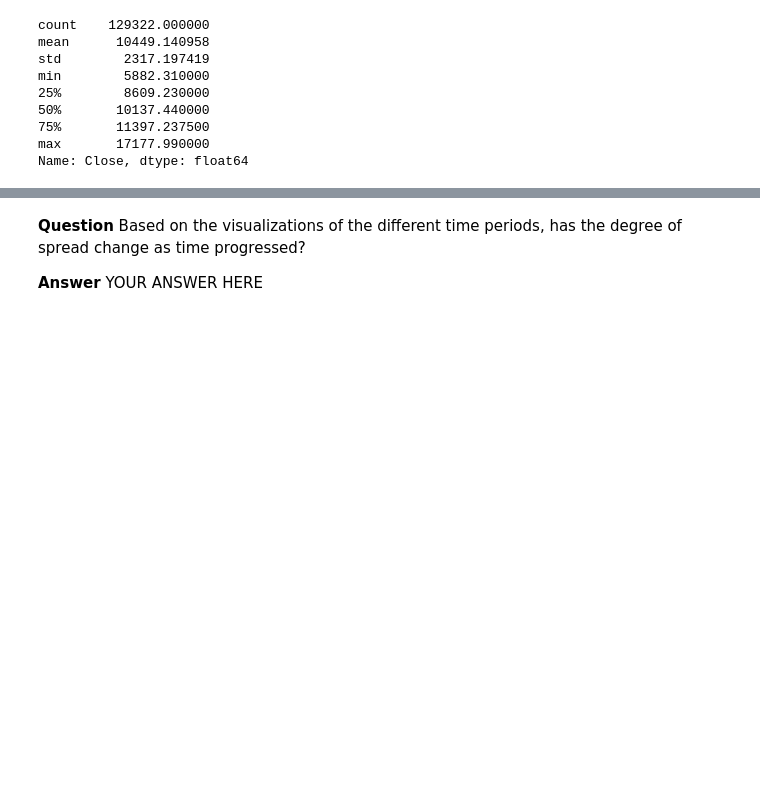
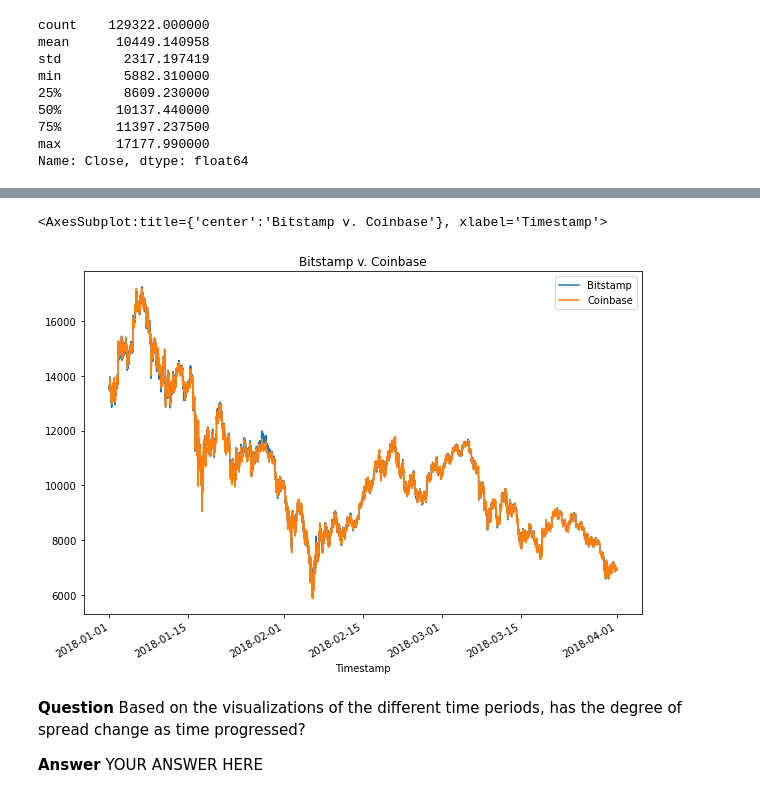
Before and after one commit to douglasg-fintec/Cryptocurrency_Arbitrage, a Jupyter notebook: crypto_arbitrage.ipynb, the cells around one changed output, grey strips where cells are left out. Drawn from its saved outputs; the diff is of its cells as text; code cells hidden in the pictures; blank space fills up the shorter version.

```diff
--- a/crypto_arbitrage.ipynb
+++ b/crypto_arbitrage.ipynb
@@ -397,8 +403,13 @@ Name: Close, dtype: float64
 # %%
 # Overlay the visualizations for the bitstamp and coinbase DataFrames in one plot
 # The plot should visualize the prices over the full lenth of the dataset
 # Be sure to include the parameters: legend, figure size, title, and color and label
-# YOUR CODE HERE
+keys=["Bitstamp","Coinbase"]
+overlay_df = pd.concat([bitstamp_sliced,coinbase_sliced],keys=keys,axis="columns",join="inner")
+overlay_df.plot(title='Bitstamp v. Coinbase',figsize =(10,7), label='Timestamp')
+# %% [output]
+<AxesSubplot:title={'center':'Bitstamp v. Coinbase'}, xlabel='Timestamp'>
+[figure, added]
 # %%
 # Using the loc and plot functions, create an overlay plot that visualizes
 # the price action of both DataFrames for a one month period early in the dataset
```
Also changed, not shown: parts of 6 cells of this notebook.
